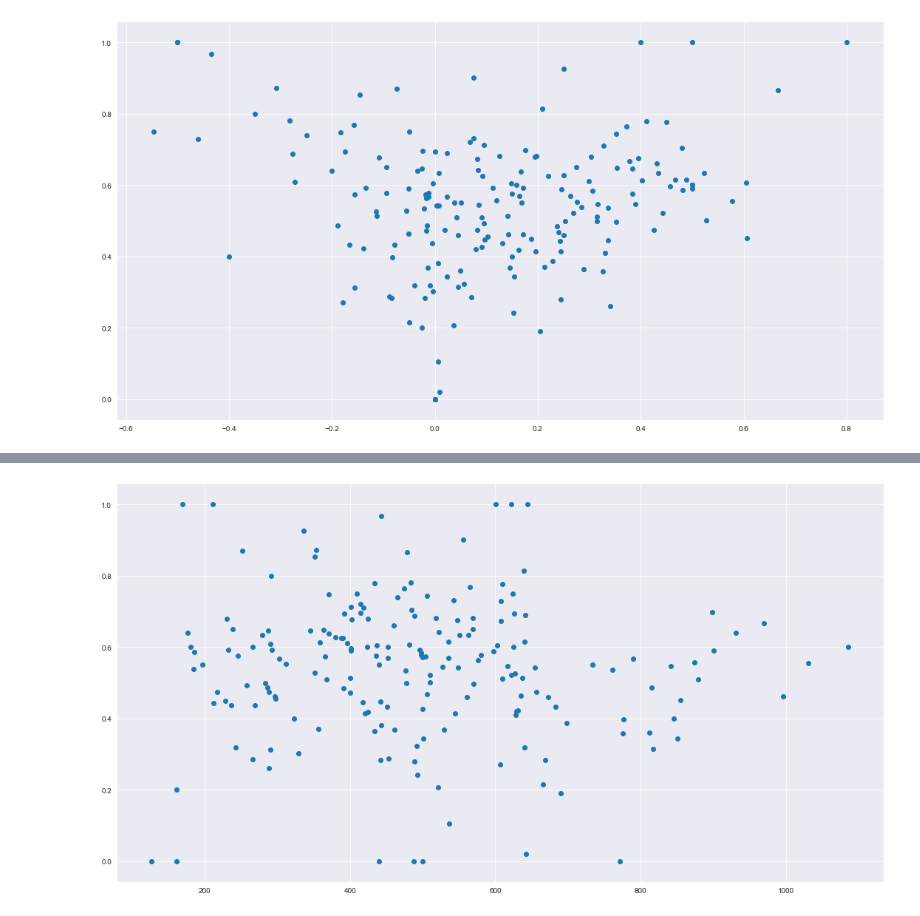
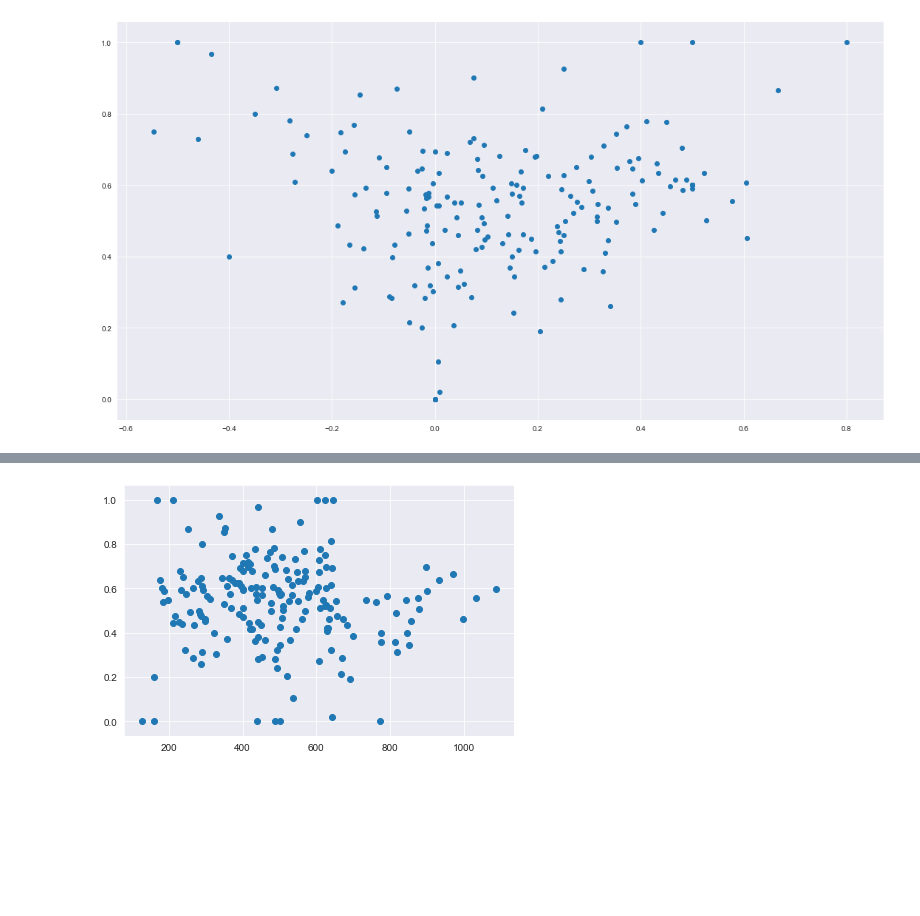
Before and after one commit to ArielJosephCohen/beatles_lyrics_topic_modeling, a Jupyter notebook: data_cleaning.ipynb, the cells around one changed output, grey strips where cells are left out. Cells and saved outputs as stored; diff of their text form; code cells hidden in the pictures; blank space fills up the shorter version.

```diff
--- a/data_cleaning.ipynb
+++ b/data_cleaning.ipynb
@@ -394,6 +394,9 @@ with sns.axes_style('darkgrid'):
 df['song_length']=None
 for i in range(len(df)):
     df.song_length[i]=len(df.clean_lyrics[i])
+df['title_length']=None
+for i in range(len(df)):
+    df.title_length[i]=len(df.song[i])
 # %%
 df.head()
 # %% [output]
@@ -406,10 +409,9 @@ df.head()
 # %%
 with sns.axes_style('darkgrid'):
-    plt.figure(figsize=(15,8))
     plt.scatter(df.song_length,df.subjectivity)
     plt.tight_layout()
     plt.show()
 # %% [output]
-[figure, old version]
+[figure, new version]
 # %%
 with sns.axes_style('darkgrid'):
```
Also changed, not shown: parts of 12 cells of this notebook.
